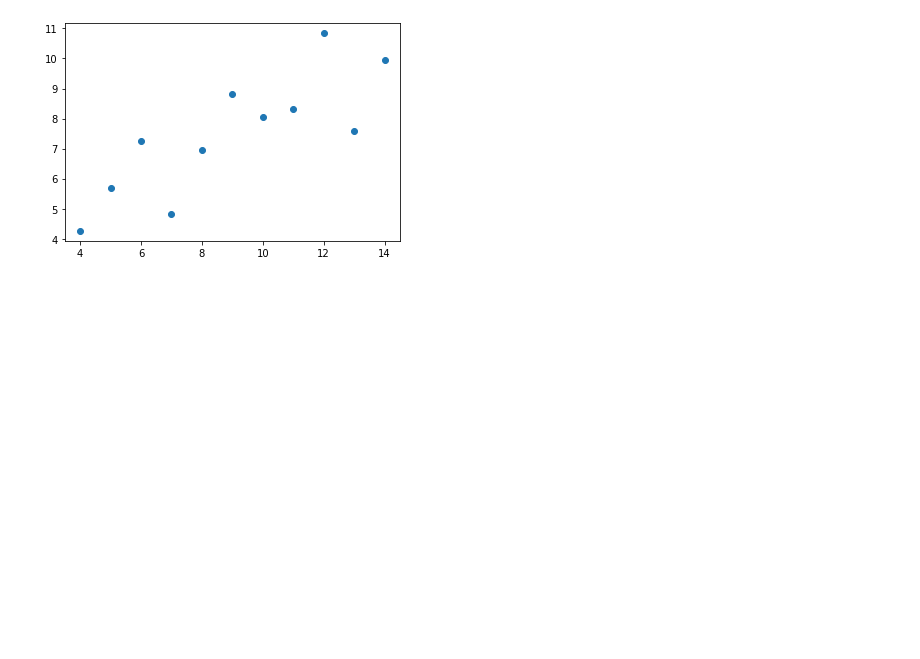
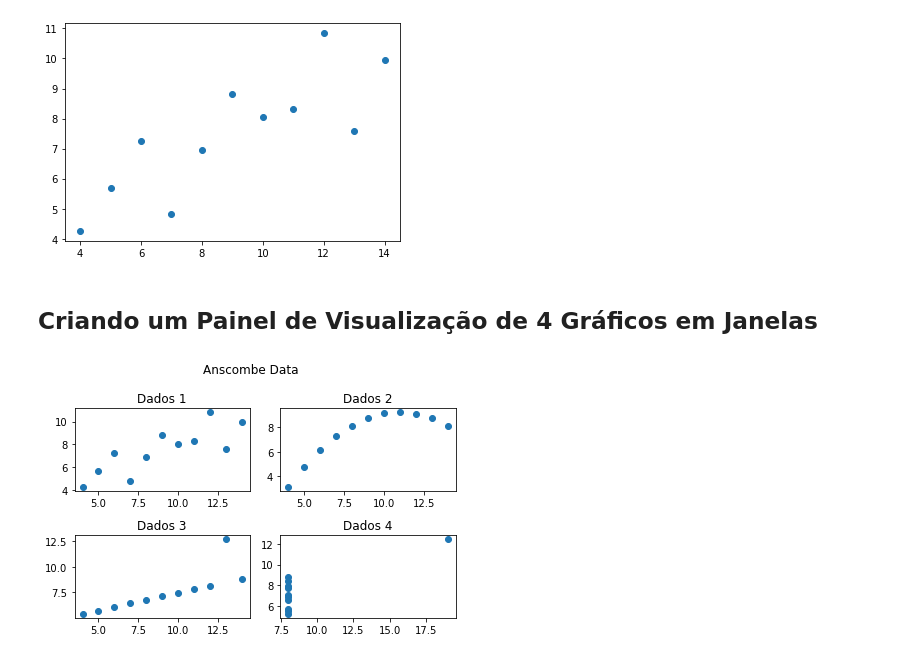
Before and after one commit to Jose-Paschoal/Analise_Dados_Pandas, a Jupyter notebook: 03 - Introdução à Plotagem - Análise de Dados com Pandas.ipynb, the cells around one changed output. Saved outputs shown, nothing was run; the diff lists cells and outputs as text; code cells hidden in the pictures; blank space fills up the shorter version.

Commit message:
primeira plotagem

```diff
--- a/03 - Introdução à Plotagem - Análise de Dados com Pandas.ipynb
+++ b/03 - Introdução à Plotagem - Análise de Dados com Pandas.ipynb
@@ -42,3 +42,40 @@ plt.plot(data['x'], data['y'], 'o')
 # %% [output]
 [<matplotlib.lines.Line2D at 0x...>]
 [figure]
+# %% [markdown]
+## Criando um Painel de Visualização de 4 Gráficos em Janelas
+# %%
+data2 = ans[ans['dataset'] == 'II']
+data3 = ans[ans['dataset'] == 'III']
+data4 = ans[ans['dataset'] == 'IV']
+# %%
+fig = plt.figure()
+
+axes1 = fig.add_subplot(2,2,1)
+axes2 = fig.add_subplot(2,2,2)
+axes3 = fig.add_subplot(2,2,3)
+axes4 = fig.add_subplot(2,2,4)
+
+## criando a plotagem
+
+axes1.plot(data['x'], data['y'], 'o')
+axes2.plot(data2['x'], data2['y'], 'o')
+axes3.plot(data3['x'], data3['y'], 'o')
+axes4.plot(data4['x'], data4['y'], 'o')
+
+## inserindo um título em cada um dos gráficos
+
+axes1.set_title('Dados 1')
+axes2.set_title('Dados 2')
+axes3.set_title('Dados 3')
+axes4.set_title('Dados 4')
+
+## inserindo um título central
+
+fig.suptitle('Anscombe Data')
+
+## layout personalizado
+
+fig.tight_layout()
+# %% [output]
+[figure, added]
```
